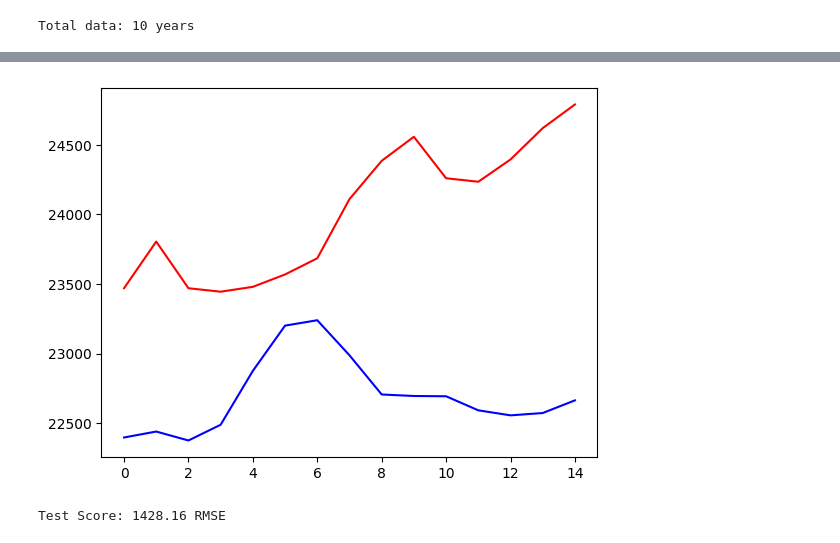
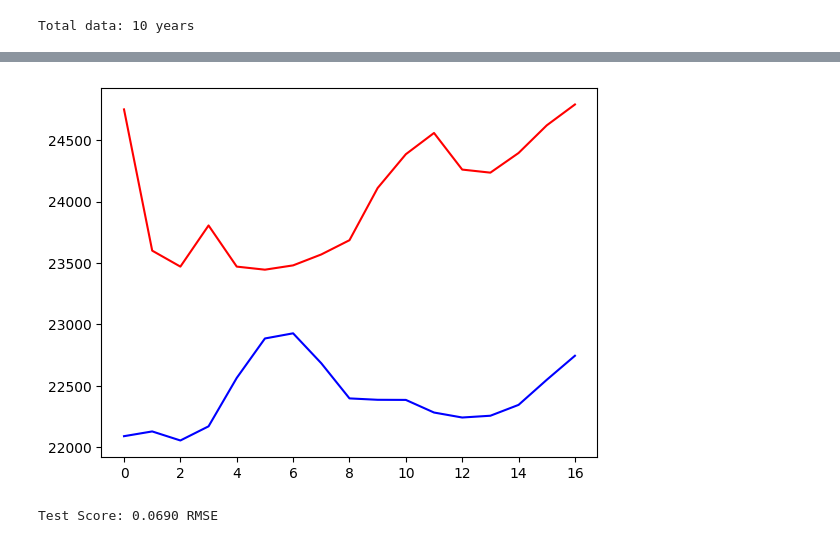
Before and after one commit to czarhirah/Econometrics, a Jupyter notebook: Zah/RNN LSTM v1.ipynb, the cells around one changed output, grey strips where cells are left out. Saved outputs shown, nothing was run; the diff lists cells and outputs as text; code cells hidden in the pictures.

```diff
--- a/Zah/RNN LSTM v1.ipynb
+++ b/Zah/RNN LSTM v1.ipynb
@@ -55,7 +55,7 @@ test_size = len(dataset) - train_size
 train, test = dataset[0:train_size, :], dataset[train_size:len(dataset), :]
 # %%
 # convert an array of values into a dataset matrix
-def create_dataset(dataset, look_back=1):
+def create_dataset(dataset, look_back= 3):
     dataX, dataY = [], []
     for i in range(len(dataset)-look_back-1):
         a = dataset[i:(i+look_back), :]
@@ -122,13 +122,17 @@ WARNING:absl:You are saving your model as an HDF5 file via `model.save()` or `ke
 # %%
 # shift predictions up by one
 testPredict = np.delete(testPredict, -1)
 testY = np.delete(testY, 0)
 
 plt.plot(testPredict, color="blue")
 plt.plot(testY, color="red")
 plt.show()
 testScore = np.sqrt(mean_squared_error(testY, testPredict))
-print('Test Score: %.2f RMSE' % (testScore))
+
+usdvnd = 0.00004
+testScore = testScore*usdvnd
+
+print('Test Score: %.4f RMSE' % (testScore))
 # %% [output]
-[figure, old version]
+[figure, new version]
-Test Score: 1428.16 RMSE
+Test Score: 0.0690 RMSE
```
Also changed, not shown: parts of 1 cell of this notebook, 2 other files.
